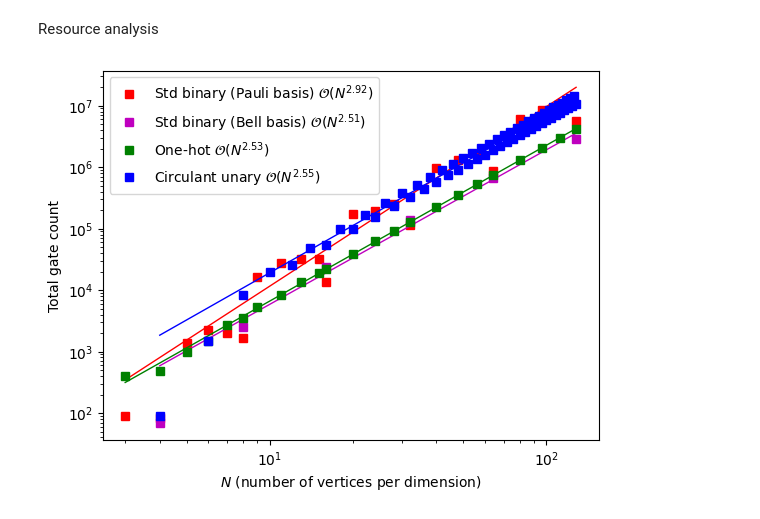
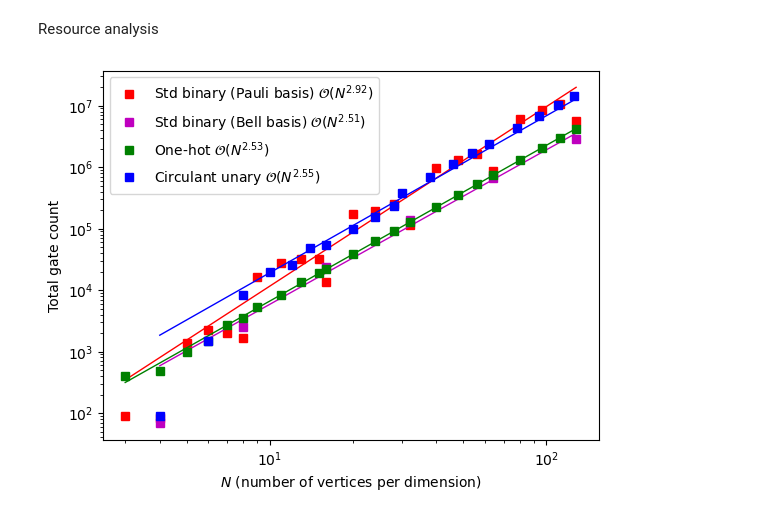
Before and after one commit to jli0108/quantum-diff-eq-ham-ebd, a Jupyter notebook: src/figures_2d_advection.ipynb, the cells around one changed output. Cells and saved outputs as stored; diff of their text form; code cells hidden in the pictures.

Commit message:
finish figure

```diff
--- a/src/figures_2d_advection.ipynb
+++ b/src/figures_2d_advection.ipynb
@@ -351,27 +351,27 @@ for i in range(len(N_vals_binary)):
 # %%
 TICK_FONT = 5
 LEGEND_FONT = 7
 LABEL_FONT = 7
 TITLE_FONT = 8
 
 plt.plot(N_vals_binary[plot_indices], binary_gate_count[plot_indices], 's', color='red', label=fr"Std binary (Pauli basis) $\mathcal{{O}}\left(N^{{{binary_fit[0]:0.2f}}}\right)$")
 plt.plot(N_vals_binary, np.exp(binary_fit[1]) * N_vals_binary ** (binary_fit[0]), 'r-', linewidth=1)
 
 plt.plot(N_vals_bell_basis, bell_basis_gate_count, 's', color='m', label=fr"Std binary (Bell basis) $\mathcal{{O}}\left(N^{{{bell_basis_fit[0]:0.2f}}}\right)$")
 plt.plot(N_vals_bell_basis, np.exp(bell_basis_fit[1]) * N_vals_bell_basis ** (bell_basis_fit[0]), 'm-', linewidth=1)
 
 plt.plot(N_vals_one_hot[plot_indices], one_hot_gate_count[plot_indices], 's', color='g', label=rf"One-hot $\mathcal{{O}}\left(N^{{{one_hot_fit[0]:0.2f}}}\right)$")
 plt.plot(N_vals_one_hot, np.exp(one_hot_fit[1]) * N_vals_one_hot ** (one_hot_fit[0]), 'g-', linewidth=1)
 
-plt.plot(N_vals_unary, unary_gate_count, 's', color='b', label=rf"Circulant unary $\mathcal{{O}}\left(N^{{{unary_fit[0]:0.2f}}}\right)$")
+plt.plot(N_vals_unary[plot_indices[:-4]], unary_gate_count[plot_indices[:-4]], 's', color='b', label=rf"Circulant unary $\mathcal{{O}}\left(N^{{{unary_fit[0]:0.2f}}}\right)$")
 plt.plot(N_vals_unary, np.exp(unary_fit[1]) * N_vals_unary ** (unary_fit[0]), 'b-', linewidth=1)
 
 plt.yscale("log")
 plt.xscale("log")
 plt.xlabel(rf"$N$ (number of vertices per dimension)")
 plt.ylabel("Total gate count")
 plt.legend()
 plt.savefig("advection_resource_analysis.png", dpi=300, bbox_inches='tight')
 plt.show()
 # %% [output]
-[figure, old version]
+[figure, new version]
```
Also changed, not shown: 1 other file.
